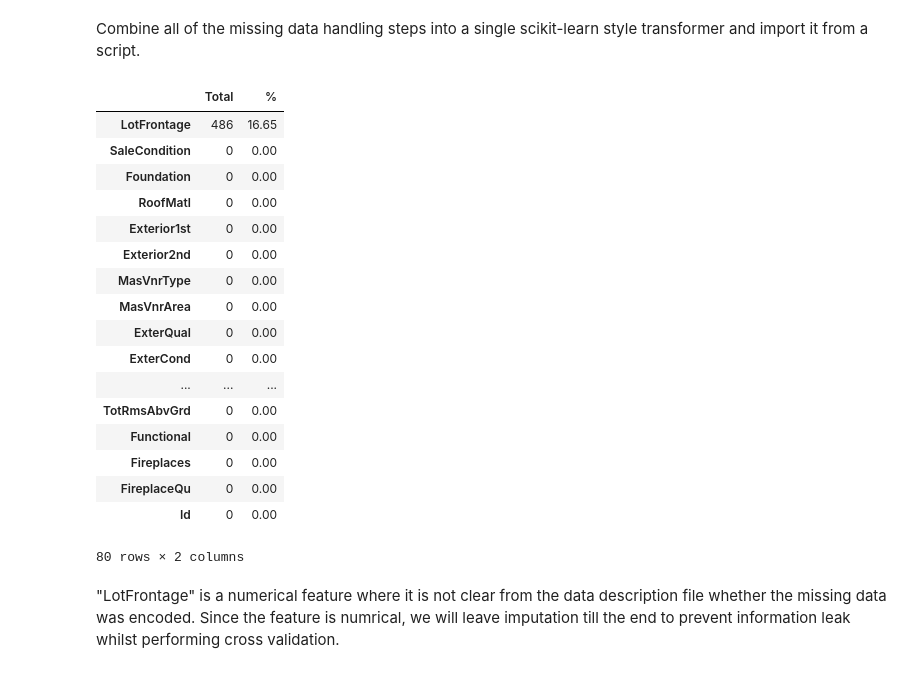
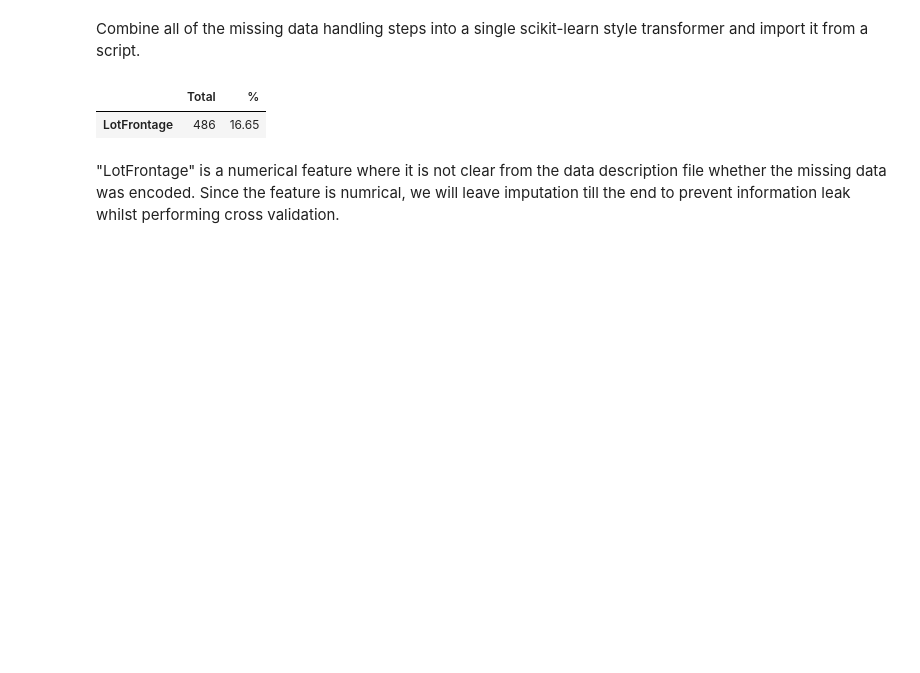
Before and after one commit to W-Tran/advanced-regression-techniques, a Jupyter notebook: advanced-regression-techniques.ipynb, the cells around one changed output. Saved outputs shown, nothing was run; the diff lists cells and outputs as text; code cells hidden in the pictures; blank space fills up the shorter version.

Commit message:
fix missing data df formatting

```diff
--- a/advanced-regression-techniques.ipynb
+++ b/advanced-regression-techniques.ipynb
@@ -223,27 +222,11 @@ all_data = missing_imputer.fit_transform(all_data)
 # %%
 missing_data_df = pd.DataFrame(all_data[feats].isnull().sum().sort_values(ascending=False))
 missing_data_df.rename(columns={0:'Total'}, inplace=True)
 missing_data_df['%'] = np.round(missing_data_df['Total']/len(all_data), 4)*100
-missing_data_df
+missing_data_df[missing_data_df['%']!=0]
 # %% [output]
 |  | Total | % |
 | LotFrontage | 486 | 16.65 |
-| SaleCondition | 0 | 0.00 |
-| Foundation | 0 | 0.00 |
-| RoofMatl | 0 | 0.00 |
-| Exterior1st | 0 | 0.00 |
-| Exterior2nd | 0 | 0.00 |
-| MasVnrType | 0 | 0.00 |
-| MasVnrArea | 0 | 0.00 |
-| ExterQual | 0 | 0.00 |
-| ExterCond | 0 | 0.00 |
-| ... | ... | ... |
-| TotRmsAbvGrd | 0 | 0.00 |
-| Functional | 0 | 0.00 |
-| Fireplaces | 0 | 0.00 |
-| FireplaceQu | 0 | 0.00 |
-| Id | 0 | 0.00 |
-80 rows × 2 columns
 # %% [markdown]
 "LotFrontage" is a numerical feature where it is not clear from the data description file whether the missing data was encoded.
 Since the feature is numrical, we will leave imputation till the end to prevent information leak whilst performing cross validation.
```
Also changed, not shown: parts of 1 cell of this notebook.
